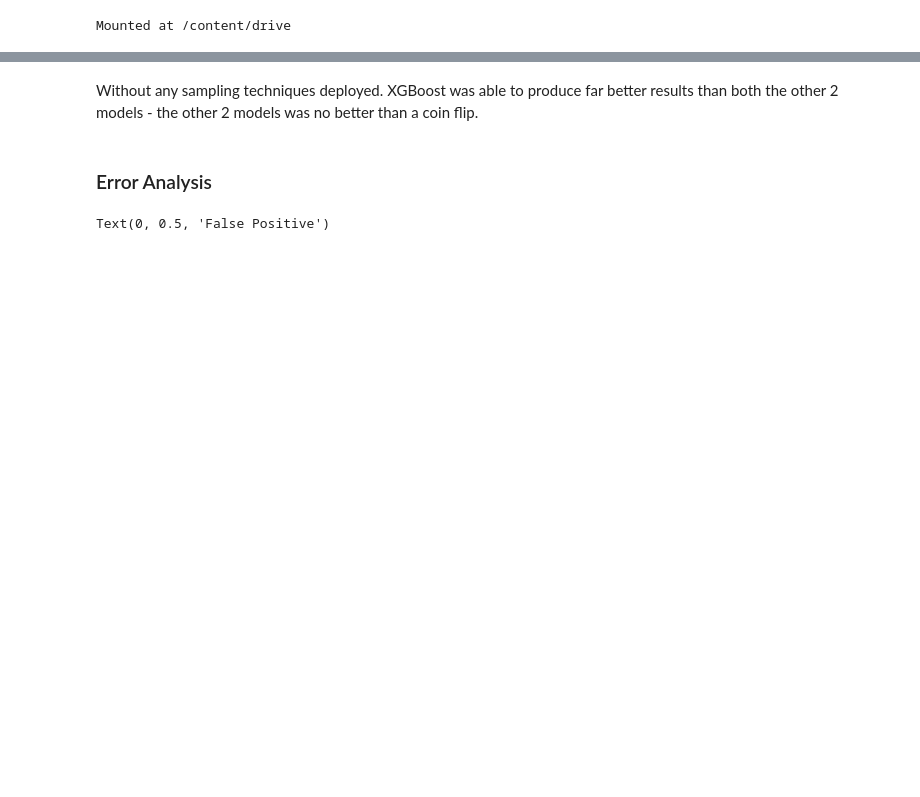
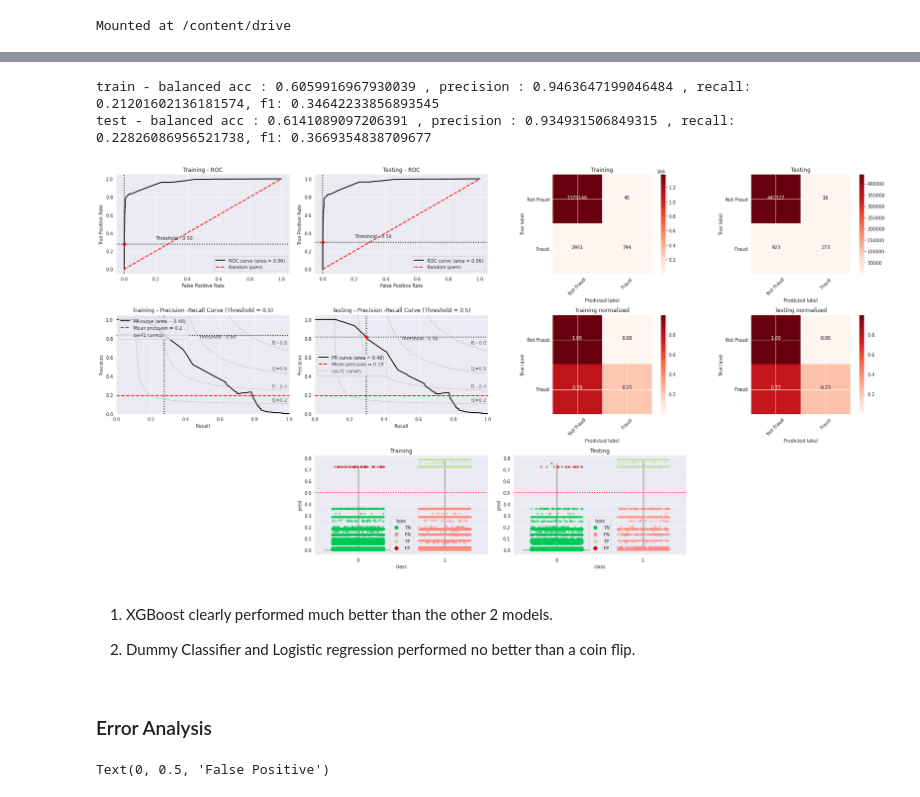
Before and after one commit to ngcheeyuan/Fraud_Detection_Capstone, a Jupyter notebook: Capstone_Base_Model_TS.ipynb, the cells around one changed output, grey strips where cells are left out. Drawn from its saved outputs; the diff is of its cells as text; code cells hidden in the pictures; blank space fills up the shorter version.

```diff
--- a/Capstone_Base_Model_TS.ipynb
+++ b/Capstone_Base_Model_TS.ipynb
@@ -220,5 +202,13 @@ test - balanced acc : 0.5687135284752527 , precision : 0.7954545454545454 , reca
+# %%
+   evaluation_plot(xgboost_model,X_train,X_test,y_train,y_test)
+# %% [output]
+train - balanced acc : 0.6059916967930039 , precision : 0.9463647199046484 , recall: 0.21201602136181574, f1: 0.34642233856893545
+test - balanced acc : 0.6141089097206391 , precision : 0.934931506849315 , recall: 0.22826086956521738, f1: 0.3669354838709677
+[figure, added]
 # %% [markdown]
-Without any sampling techniques deployed. XGBoost was able to produce far better results than both the other 2 models - the other 2 models was no better than a coin flip.
+1. XGBoost clearly performed much better than the other 2 models.
+
+2. Dummy Classifier and Logistic regression performed no better than a coin flip.
 # %% [markdown]
 ### Error Analysis
 # %%
```
Also changed, not shown: parts of 21 cells of this notebook.
